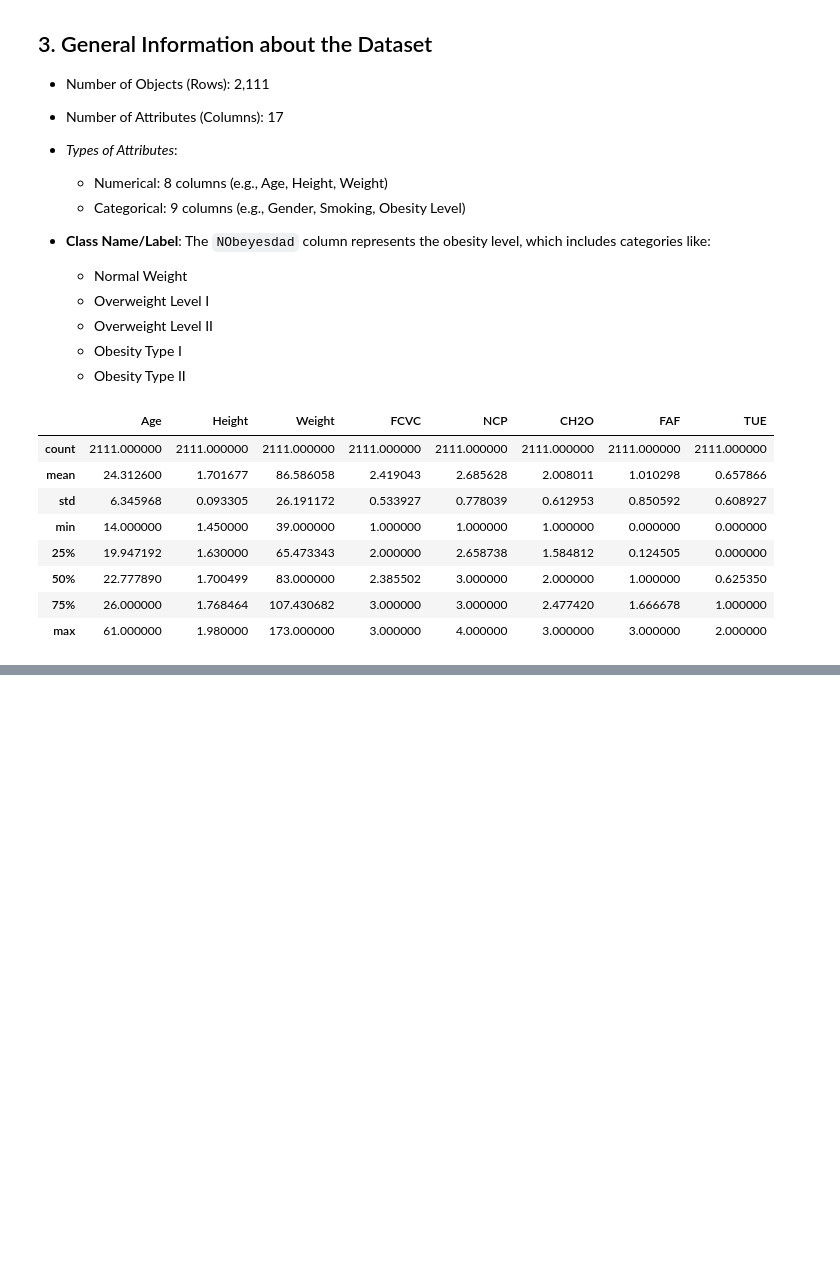
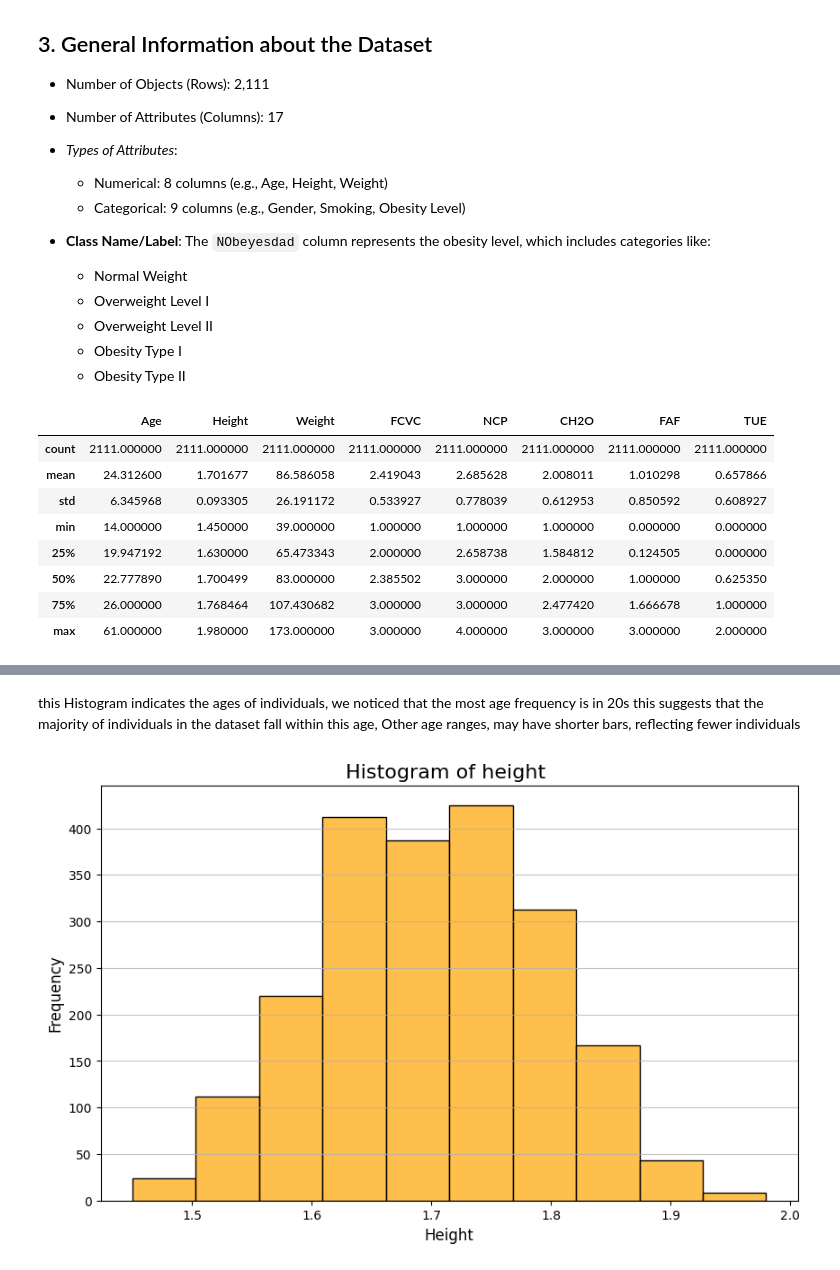
Before and after one commit to hadeelbjs/IT326Project, a Jupyter notebook: JupyterNotebook.ipynb, the cells around one changed output, grey strips where cells are left out. Cells and saved outputs as stored; diff of their text form; code cells hidden in the pictures; blank space fills up the shorter version.

```diff
--- a/JupyterNotebook.ipynb
+++ b/JupyterNotebook.ipynb
@@ -38,0 +161,12 @@ df.describe()
+# %% [markdown]
+this Histogram indicates the ages of individuals, we noticed that the most age frequency is in 20s this suggests that the majority of individuals in the dataset fall within this age, Other age ranges, may have shorter bars, reflecting fewer individuals
+# %%
+plt.figure(figsize=(10, 6))
+sns.histplot(df['Height'], bins=10, color='orange', alpha=0.7)
+plt.title('Histogram of height ', fontsize=16)
+plt.xlabel('Height', fontsize=12)
+plt.ylabel('Frequency', fontsize=12)
+plt.grid(axis='y', alpha=0.75)
+plt.show()
+# %% [output]
+[figure, added]
```
Also changed, not shown: parts of 63 cells of this notebook.
